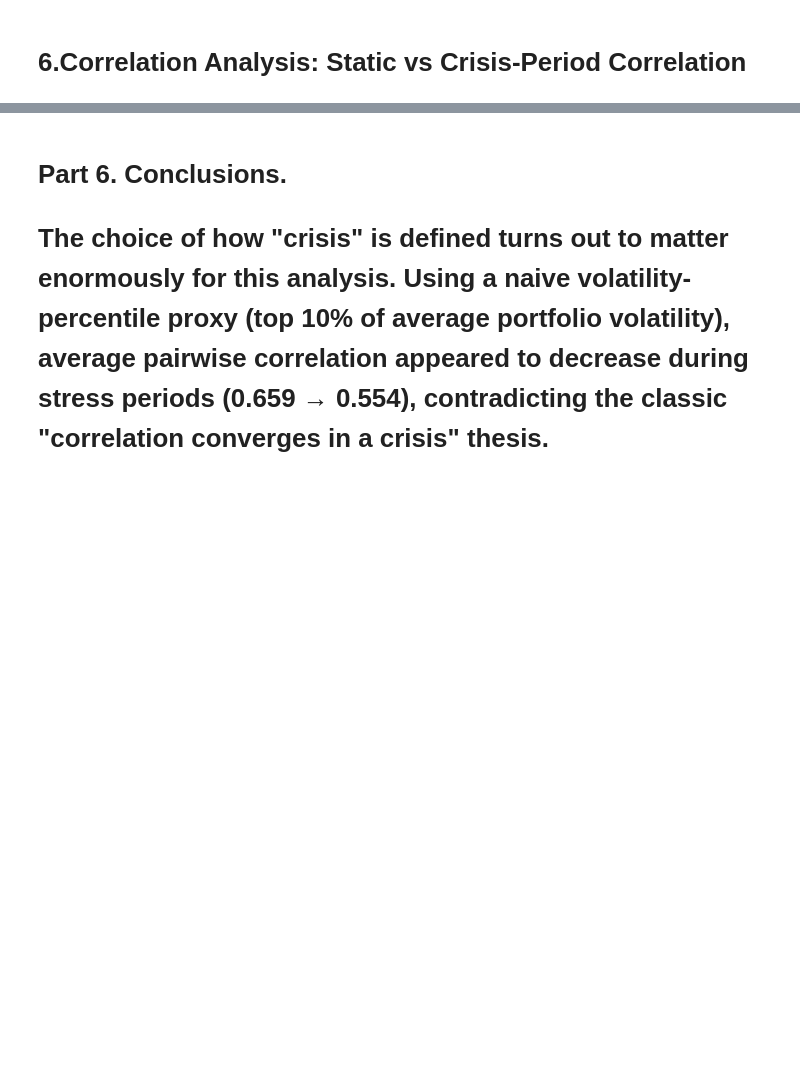
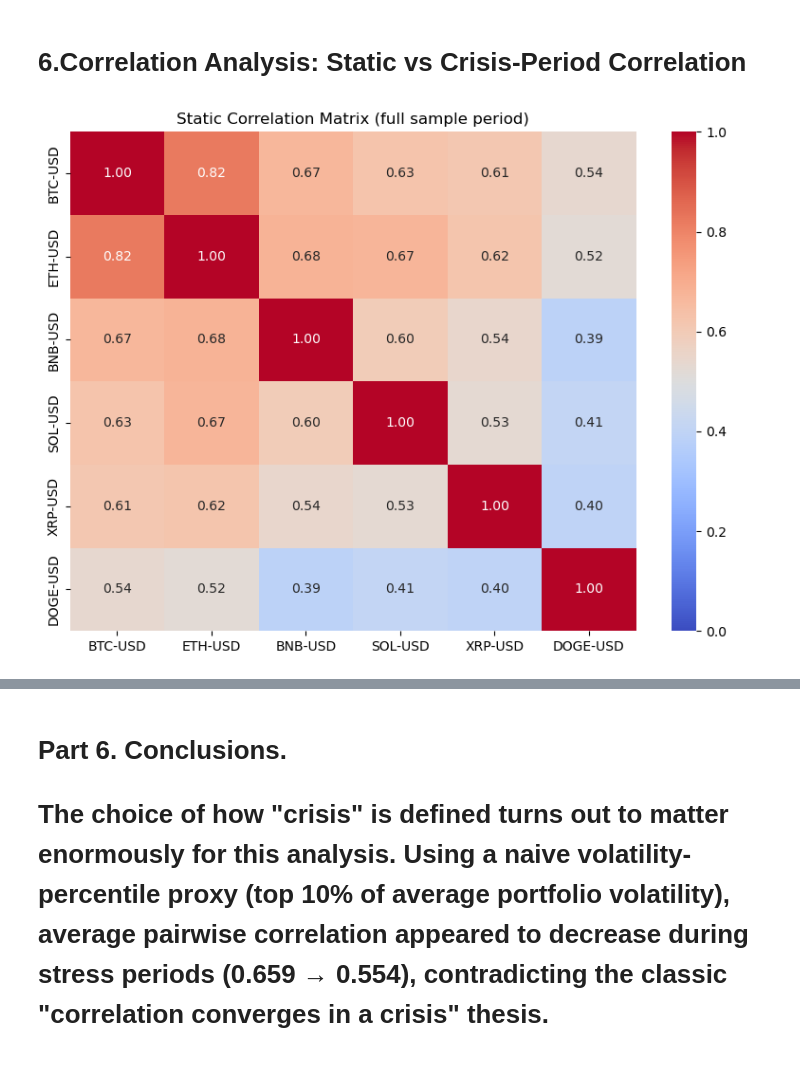
Before and after one commit to AleksadraKu/Crypto-portfolio-risk-management, a Jupyter notebook: notebooks/02_risk_metrics.ipynb, the cells around one changed output, grey strips where cells are left out. Cells and saved outputs as stored; diff of their text form; code cells hidden in the pictures; blank space fills up the shorter version.

Commit message:
Fix hardcoded and incorrect paths in notebooks, rename data loader file

```diff
--- a/notebooks/02_risk_metrics.ipynb
+++ b/notebooks/02_risk_metrics.ipynb
@@ -5,19 +5,17 @@ import os
 
 # Load data saved by the previous notebook (01_data_loader.ipynb).
 
-path = '/Users/aleksandra/Desktop/data'
+DATA_DIR = "../data"
+os.makedirs(DATA_DIR, exist_ok=True)
 
-prices = pd.read_csv(os.path.join(path, "prices.csv"), index_col="date", parse_dates=True)
-log_returns = pd.read_csv(os.path.join(path, "log_returns.csv"), index_col="date", parse_dates=True)
+prices = pd.read_csv(os.path.join(DATA_DIR, "prices.csv"), index_col="date", parse_dates=True)
+log_returns = pd.read_csv(os.path.join(DATA_DIR, "log_returns.csv"), index_col="date", parse_dates=True)
 
 print(f"Prices shape: {prices.shape}")
 print(f"Log returns shape: {log_returns.shape}")
 print(f"Period: {log_returns.index.min().date()} to {log_returns.index.max().date()}")
 
 log_returns.head()
-
-DATA_DIR = "data"
-os.makedirs(DATA_DIR, exist_ok=True)
 # %% [output]
 Prices shape: (2036, 6)
 Log returns shape: (2035, 6)
@@ -510,15 +498,14 @@ DOGE-USD: peak on 2021-05-07, NOT YET recovered as of 2026-07-29
 # %%
 import seaborn as sns
 static_corr = log_returns.corr()
 
 fig, ax = plt.subplots(figsize=(8, 6))
 sns.heatmap(static_corr, annot=True, fmt=".2f", cmap='coolwarm', vmin=0, vmax=1, ax=ax)
 ax.set_title("Static Correlation Matrix (full sample period)")
 plt.tight_layout()
-plt.savefig(f"{DATA_DIR}/correlation_static.png", dpi=150)
 plt.show()
-
-static_corr.to_csv(f"{DATA_DIR}/correlation_static.csv")
+# %% [output]
+[figure, added]
 # %%
 # Market-wide volatility proxy: average 30-day rolling volatility across all assets
 market_vol_proxy = rolling_vol_30.mean(axis=1)
```
Also changed, not shown: parts of 14 cells of this notebook, 1 other file.
